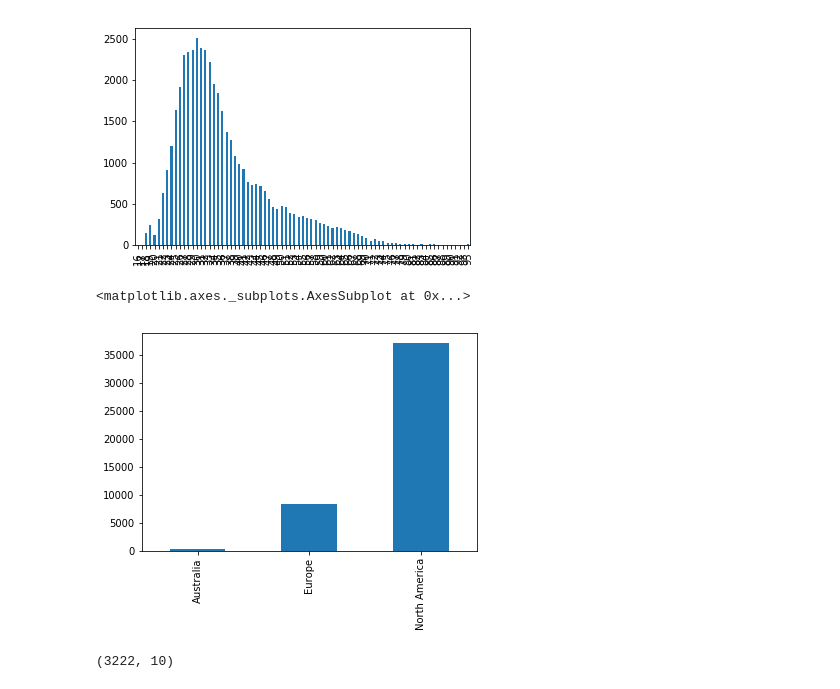
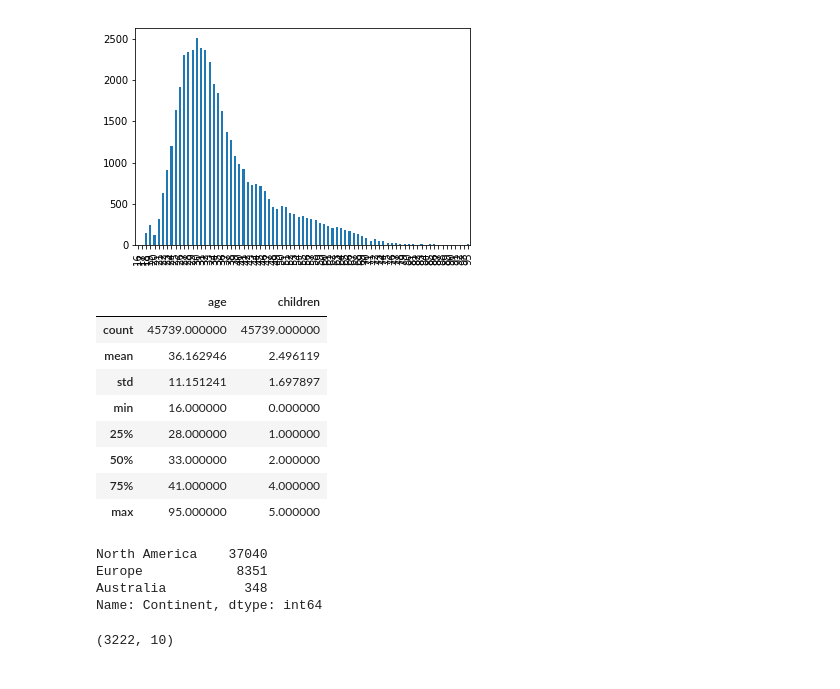
Before and after one commit to DecodedCo/data-insights-notebook, a Jupyter notebook: Holiday Booking Data Exploration.ipynb, the cells around one changed output. Saved outputs shown, nothing was run; the diff lists cells and outputs as text; code cells hidden in the pictures.

```diff
--- a/Holiday Booking Data Exploration.ipynb
+++ b/Holiday Booking Data Exploration.ipynb
@@ -33,12 +33,25 @@ sorted_by_age.plot.bar()
 # %% [output]
 <matplotlib.axes._subplots.AxesSubplot at 0x...>
 [figure]
-# %%
-sorted_by_region_looking = df['Continent'].value_counts().sort_index()
-sorted_by_region_looking.plot.bar()
-# %% [output]
-<matplotlib.axes._subplots.AxesSubplot at 0x...>
-[figure, removed]
+# %%
+df.describe()
+# %% [output]
+|  | age | children |
+| count | 45739.000000 | 45739.000000 |
+| mean | 36.162946 | 2.496119 |
+| std | 11.151241 | 1.697897 |
+| min | 16.000000 | 0.000000 |
+| 25% | 28.000000 | 1.000000 |
+| 50% | 33.000000 | 2.000000 |
+| 75% | 41.000000 | 4.000000 |
+| max | 95.000000 | 5.000000 |
+# %%
+df['Continent'].value_counts()
+# %% [output]
+North America    37040
+Europe            8351
+Australia          348
+Name: Continent, dtype: int64
 # %%
 au = df.query('signup_location == "Australia"')
 au.shape
```
Also changed, not shown: parts of 6 cells of this notebook, 1 other file.
